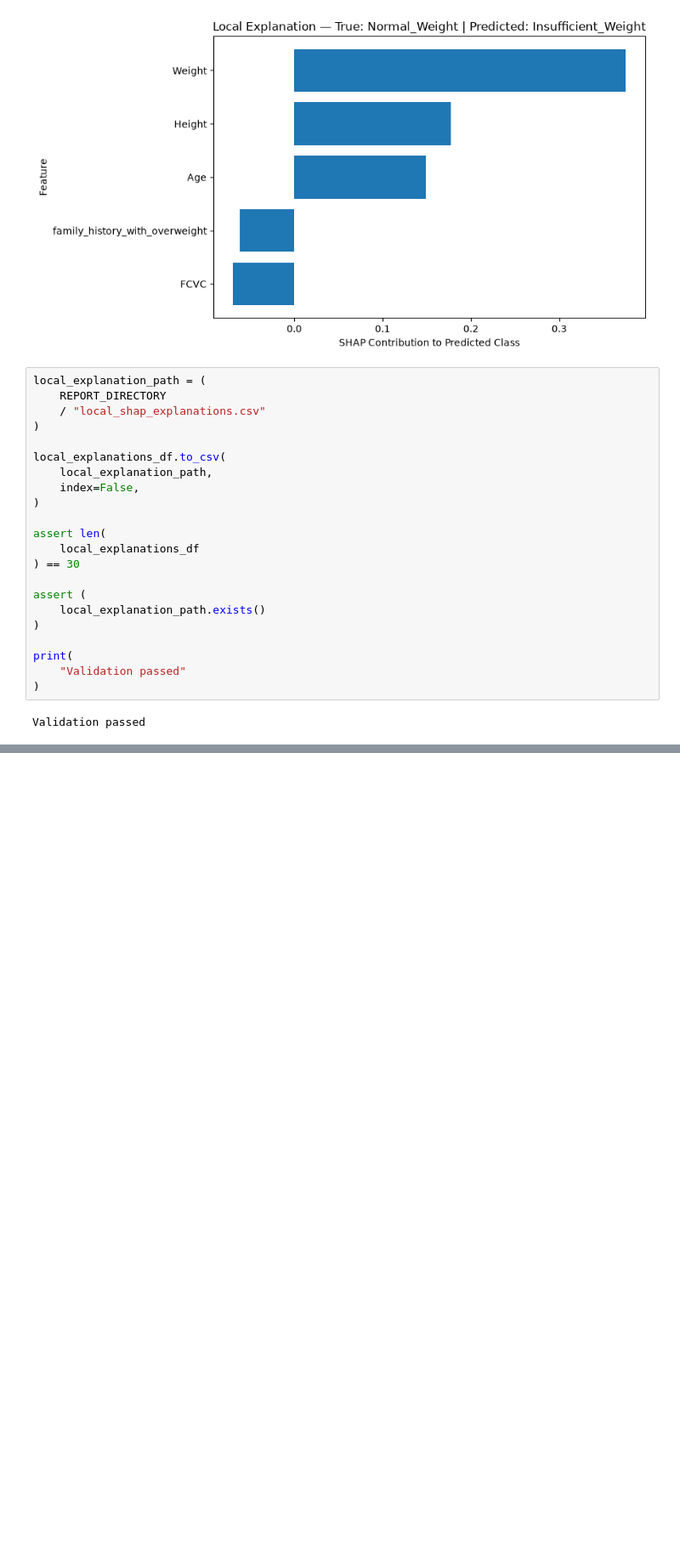
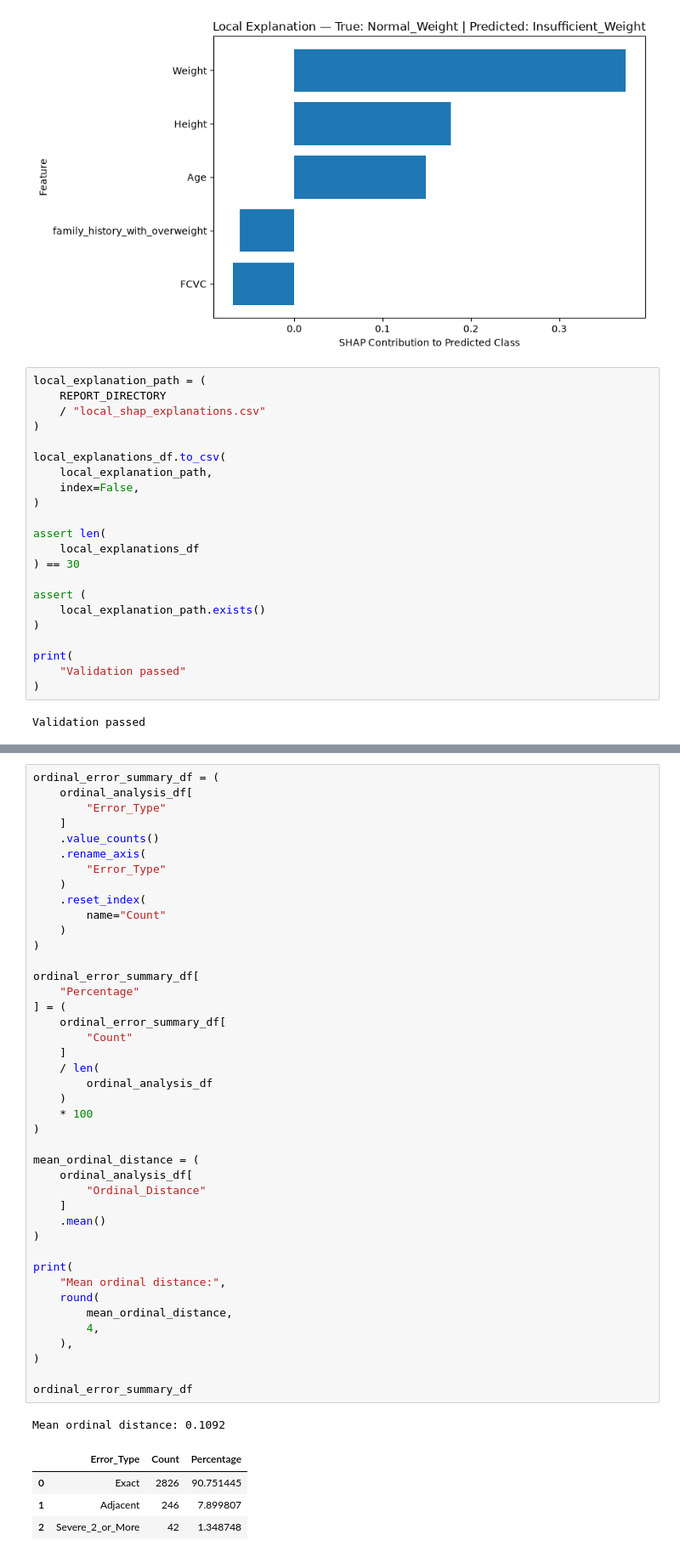
Before and after one commit to SMCodeX7/Obesity-Risk-Intelligence-System, a Jupyter notebook: notebooks/06_explainability.ipynb, the cells around one changed output, grey strips where cells are left out. Shown at 85% size. Cells and saved outputs as stored; diff of their text form; blank space fills up the shorter version.

```diff
--- a/notebooks/06_explainability.ipynb
+++ b/notebooks/06_explainability.ipynb
@@ -1532,0 +1645,48 @@ Validation passed
+# %%
+ordinal_error_summary_df = (
+    ordinal_analysis_df[
+        "Error_Type"
+    ]
+    .value_counts()
+    .rename_axis(
+        "Error_Type"
+    )
+    .reset_index(
+        name="Count"
+    )
+)
+
+ordinal_error_summary_df[
+    "Percentage"
+] = (
+    ordinal_error_summary_df[
+        "Count"
+    ]
+    / len(
+        ordinal_analysis_df
+    )
+    * 100
+)
+
+mean_ordinal_distance = (
+    ordinal_analysis_df[
+        "Ordinal_Distance"
+    ]
+    .mean()
+)
+
+print(
+    "Mean ordinal distance:",
+    round(
+        mean_ordinal_distance,
+        4,
+    ),
+)
+
+ordinal_error_summary_df
+# %% [output]
+Mean ordinal distance: 0.1092
+|  | Error_Type | Count | Percentage |
+| 0 | Exact | 2826 | 90.751445 |
+| 1 | Adjacent | 246 | 7.899807 |
+| 2 | Severe_2_or_More | 42 | 1.348748 |
```
Also changed, not shown: parts of 11 cells of this notebook, 3 other files.
